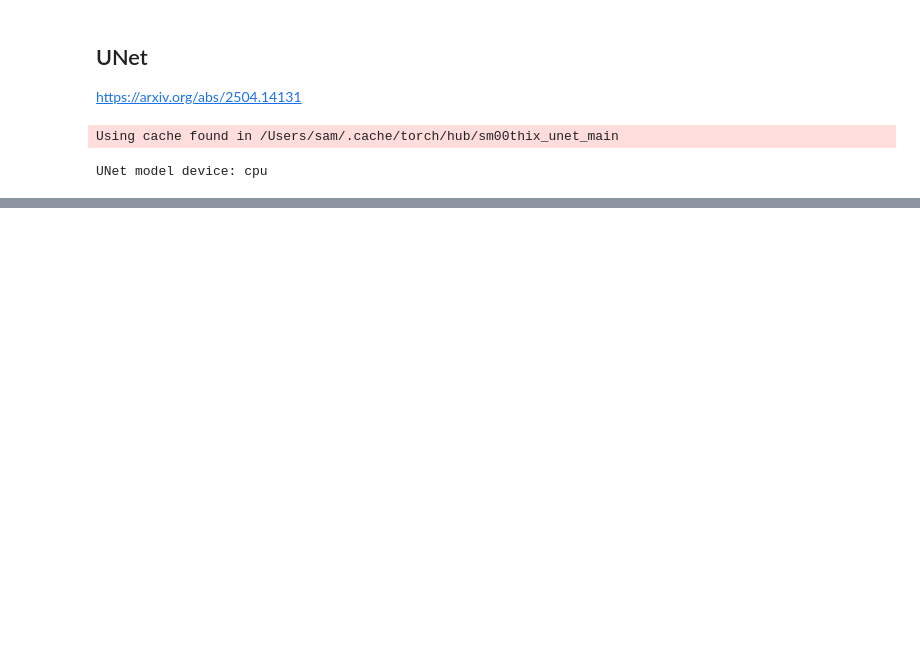
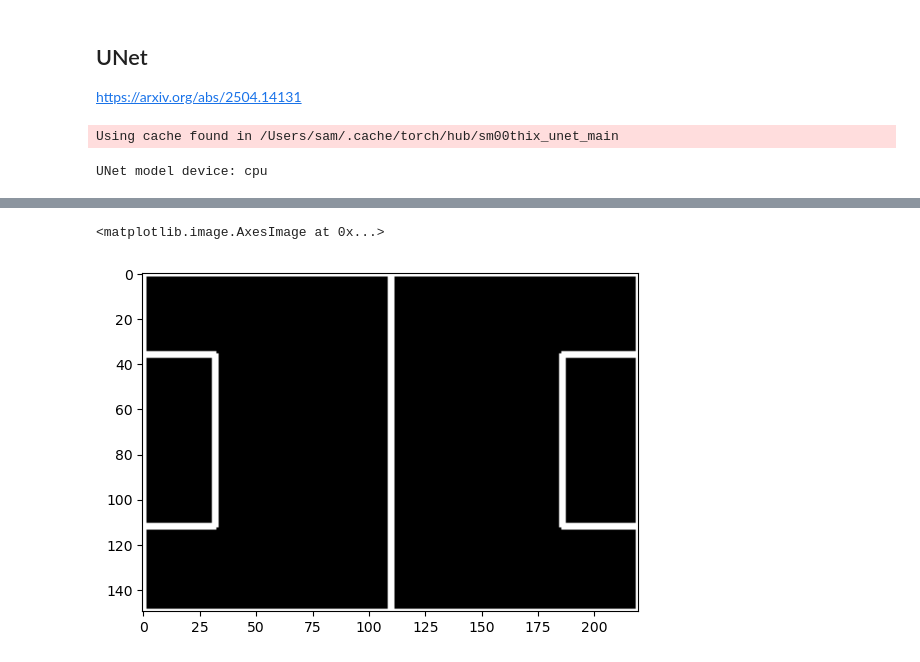
Before and after one commit to SamNguyen2k5/NUSC-ISC-FootballAnalysis, a Jupyter notebook: notebooks/250921 - Line and Conic Detection.ipynb, the cells around one changed output, grey strips where cells are left out. Cells and saved outputs as stored; diff of their text form; code cells hidden in the pictures; blank space fills up the shorter version.

```diff
--- a/notebooks/250921 - Line and Conic Detection.ipynb
+++ b/notebooks/250921 - Line and Conic Detection.ipynb
@@ -123,0 +172,49 @@ UNet(
+# %%
+class FootballPitch:
+    HEIGHT = 75
+    WIDTH = 110
+
+    def __init__(self):
+        with open('football_pitch.json') as f:
+            data_dict = json.load(f)
+
+        self.n_points = len(data_dict)
+        self.keypoints = torch.Tensor(list(data_dict.values()))
+        ones = torch.ones(self.n_points).unsqueeze(-1)
+        self.keypoints = torch.cat((self.keypoints, ones), dim=1)
+
+        self.names = list(data_dict.keys())
+        self.key_mapping = dict({name: idx for idx, name in enumerate(self.names)})
+
+        self.polygons = [
+            ['field_top_left', 'midfield_top', 'midfield_bottom', 'field_bottom_left'],
+            ['midfield_top', 'field_top_right', 'field_bottom_right', 'midfield_bottom'],
+            ['left_penalty_top_left', 'left_penalty_top_right', 'left_penalty_bottom_right', 'left_penalty_bottom_left'],
+            ['right_penalty_top_left', 'right_penalty_top_right', 'right_penalty_bottom_right', 'right_penalty_bottom_left'],
+        ]
+
+
+    def apply_homography(self, H: torch.Tensor) -> "FootballPitch":
+        # Need (H * P^T)^T = P * H^T
+        print(self.keypoints, H.T)
+        print(self.keypoints.shape, H.T.shape)
+        self.keypoints = torch.matmul(self.keypoints, H.T)
+        return self
+
+    def _xy_point(self, descriptor: str) -> tuple:
+        y, x, z = self.keypoints[self.key_mapping[descriptor]]
+        return [int(x / z), int(y / z)]
+
+    def image(self, scale: int = 1) -> np.ndarray:
+        img = np.zeros((FootballPitch.HEIGHT * scale, FootballPitch.WIDTH * scale), dtype='uint8')
+        polys = [[self._xy_point(label) for label in polygon_labels] for polygon_labels in self.polygons]
+        polys = np.array(polys, dtype='int32') * scale
+        img = cv2.polylines(img, polys, True, 255, scale)
+
+        return img
+
+pitch = FootballPitch()
+plt.imshow(pitch.image(scale=2), cmap='gray')
+# %% [output]
+<matplotlib.image.AxesImage at 0x...>
+[figure, added]
```
Also changed, not shown: parts of 17 cells of this notebook, 5 other files.
